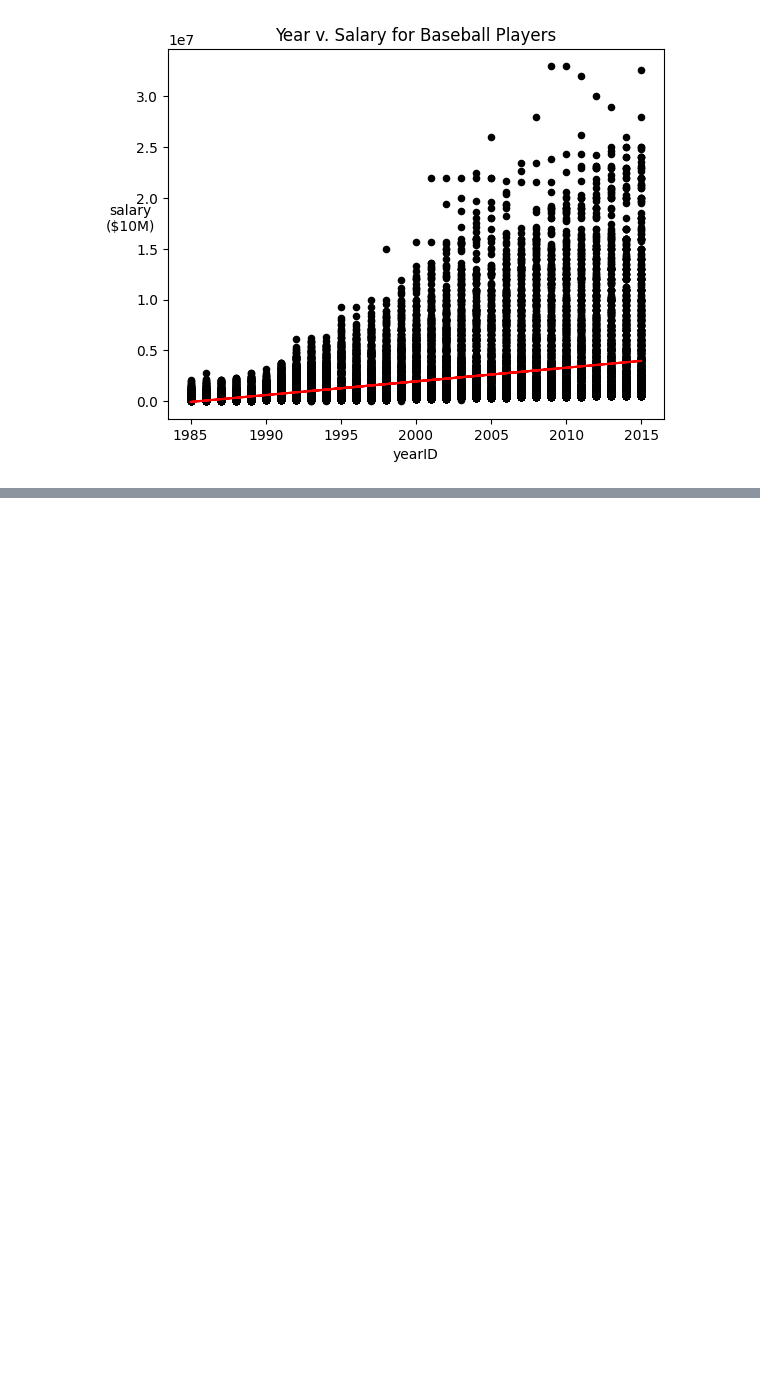
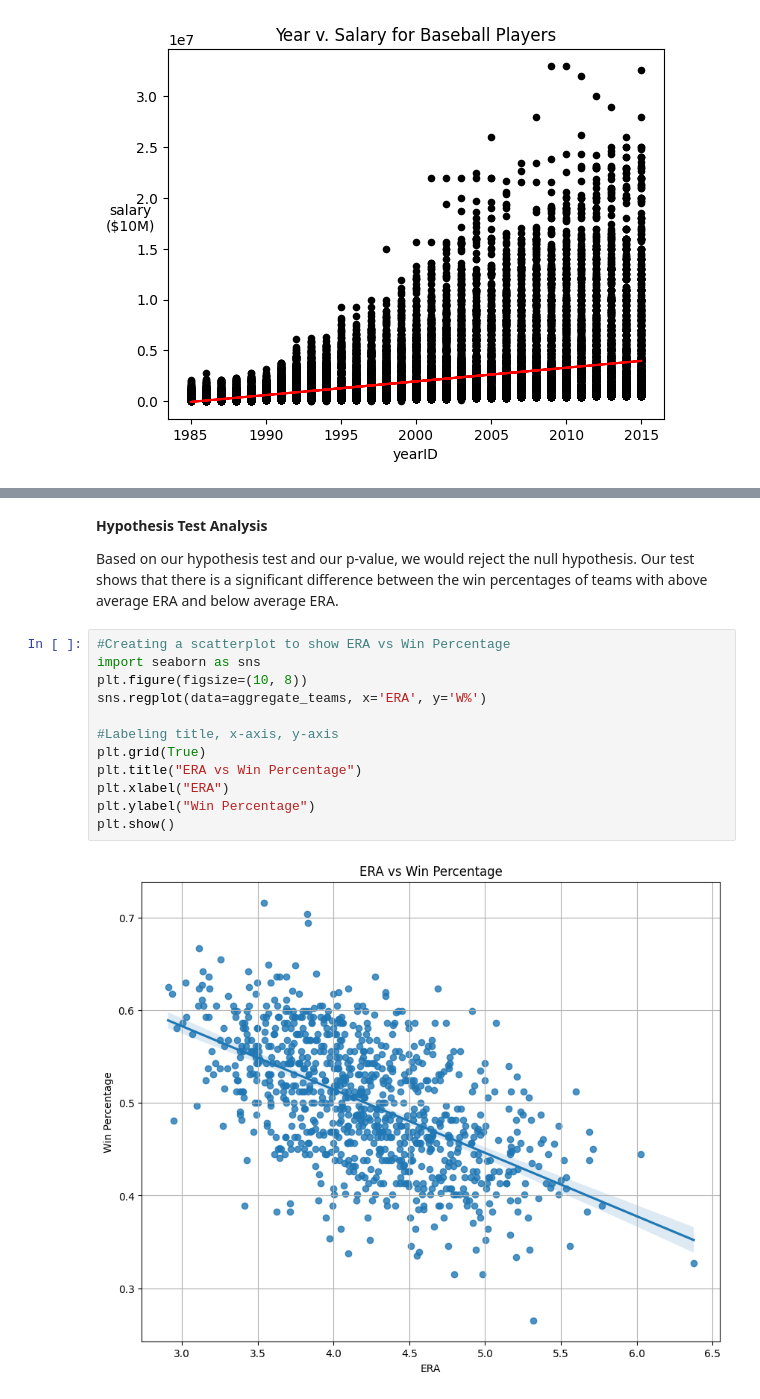
Before and after one commit to Charipi/CMSC320_Final, a Jupyter notebook: main.ipynb, the cells around one changed output, grey strips where cells are left out. Cells and saved outputs as stored; diff of their text form; blank space fills up the shorter version.

```diff
--- a/main.ipynb
+++ b/main.ipynb
@@ -104,0 +128,18 @@ salaries  0.349737  1.000000
+# %% [markdown]
+**Hypothesis Test Analysis**
+
+Based on our hypothesis test and our p-value, we would reject the null hypothesis. Our test shows that there is a significant difference between the win percentages of teams with above average ERA and below average ERA.
+# %%
+#Creating a scatterplot to show ERA vs Win Percentage
+import seaborn as sns
+plt.figure(figsize=(10, 8))
+sns.regplot(data=aggregate_teams, x='ERA', y='W%')
+
+#Labeling title, x-axis, y-axis
+plt.grid(True)
+plt.title("ERA vs Win Percentage")
+plt.xlabel("ERA")
+plt.ylabel("Win Percentage")
+plt.show()
+# %% [output]
+[figure, added]
```
Also changed, not shown: parts of 3 cells of this notebook.
